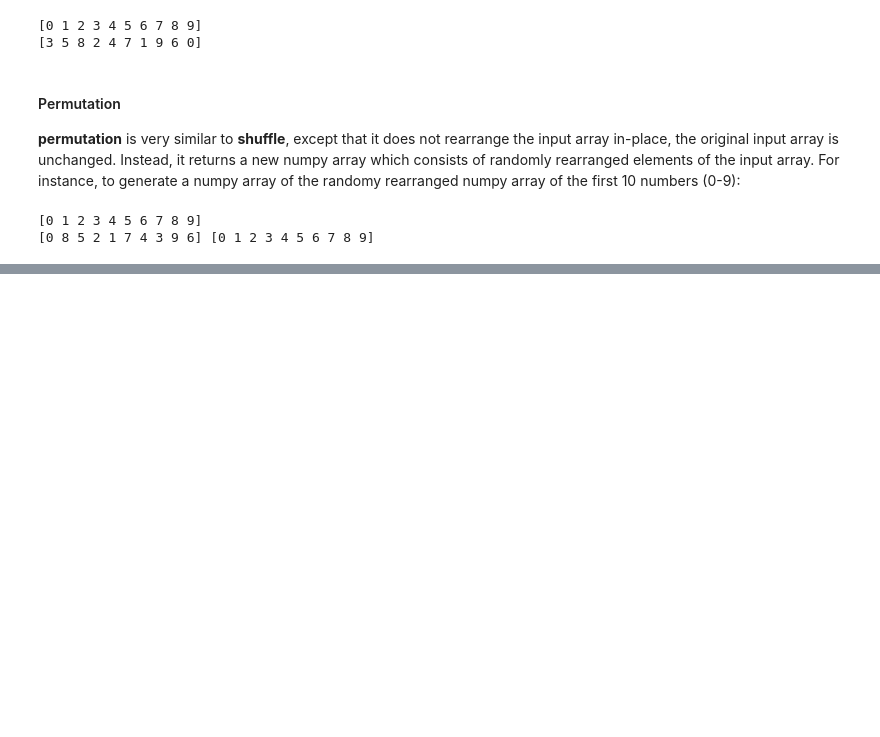
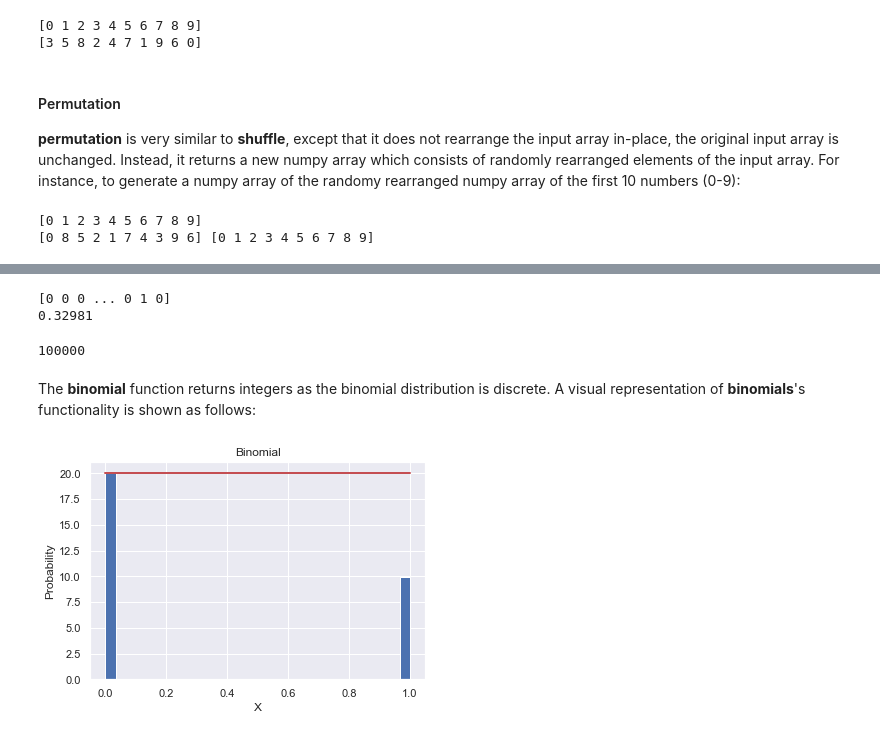
Before and after one commit to AlanQuille/ProgDA_Assignment, a Jupyter notebook: Programming for Data Analysis Assignment 2020.ipynb, the cells around one changed output, grey strips where cells are left out. Saved outputs shown, nothing was run; the diff lists cells and outputs as text; code cells hidden in the pictures; blank space fills up the shorter version.

Commit message:
Added in Distribution functions and Seed section to the Jupyter notebook

```diff
--- a/Programming for Data Analysis Assignment 2020.ipynb
+++ b/Programming for Data Analysis Assignment 2020.ipynb
@@ -10,8 +10,10 @@ The Simple random data functions consist of the **integers**, **random**, **choi
 #### Integers
 **integers** returns a list of pseudo-random integers in a certain range and returns the list as a numpy array[3]. The range is defined by a low value and a high value input in the function. For instance, to generate a numpy array of 10 pseudo-random integers between 2 and 5:
 # %%
-from numpy.random import Generator, PCG64
-rg = Generator(PCG64())
+from numpy.random import Generator, PCG64, SeedSequence
+sg = SeedSequence(1234)
+seed = sg.spawn(0)
+rg = Generator(PCG64(seed))
 integer_list = rg.integers(low=2, high=5, size=10)
 # %%
 integer_list
@@ -76,0 +80,16 @@ print(permuted, ten_list)
+# %%
+b = rg.binomial(1, 0.3333, size=100000)
+print(b)
+print(np.mean(b))
+len(b)
+# %% [output]
+[0 0 0 ... 0 1 0]
+0.32981
+100000
+# %% [markdown]
+The **binomial** function returns integers as the binomial distribution is discrete.
+A visual representation of **binomials**'s functionality is shown as follows:
+# %%
+plot_hist_of_dist(b, "X", "Probability", "Binomial", 1, 20)
+# %% [output]
+[figure, added]
```
Also changed, not shown: parts of 23 cells of this notebook.
